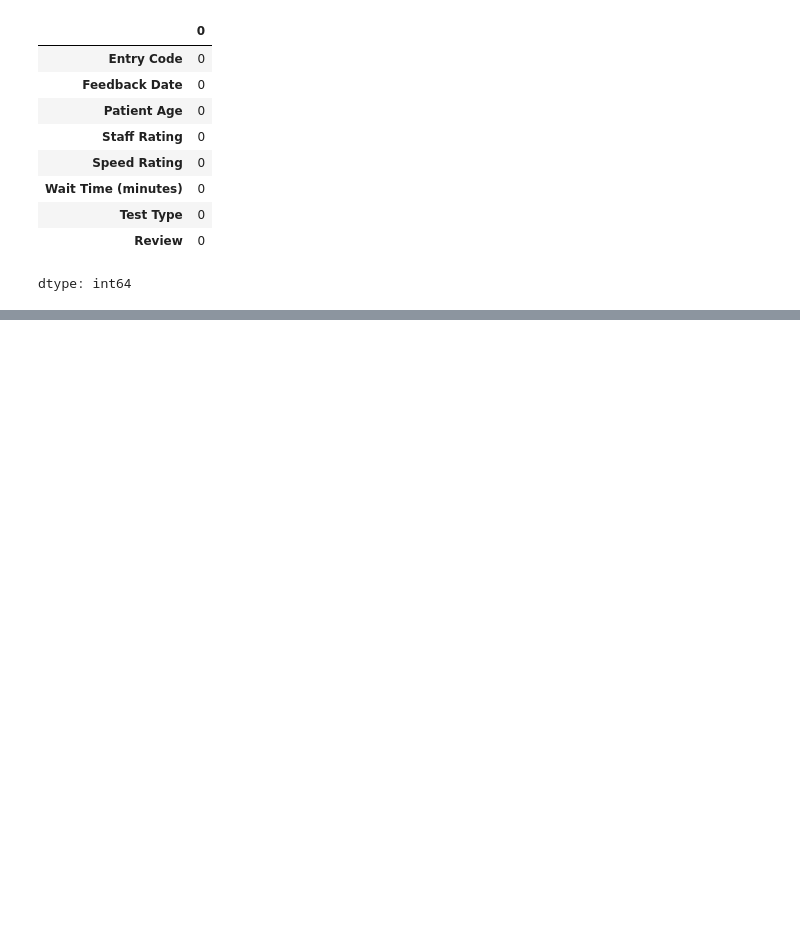
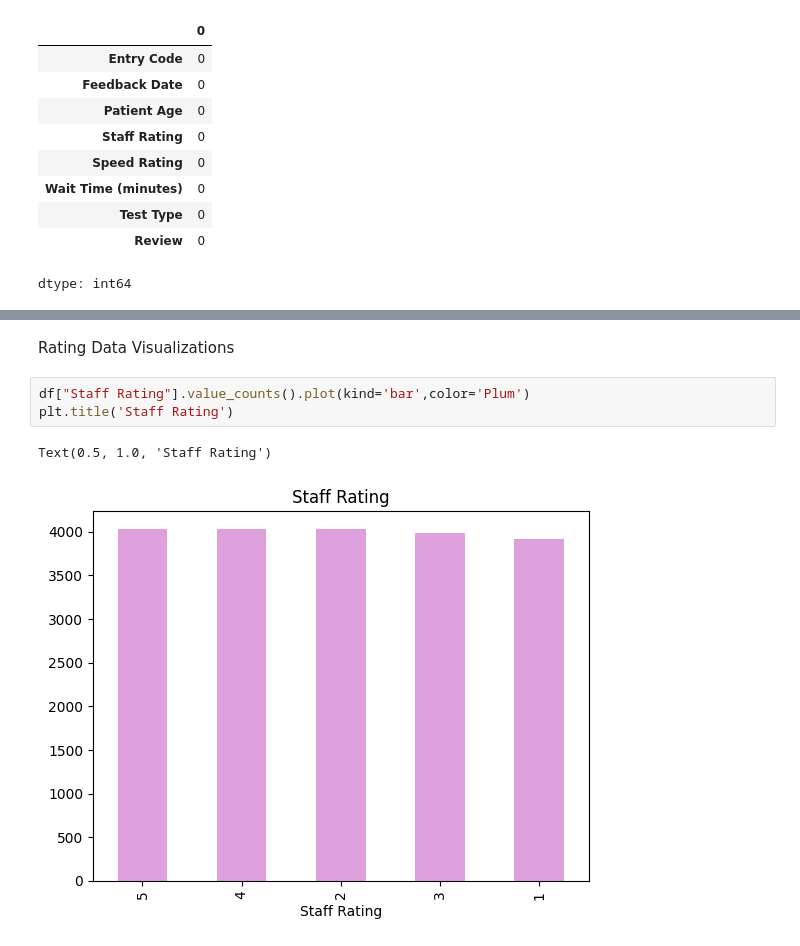
Before and after one commit to priscillasp/Healthcare_Reviews_DA, a Jupyter notebook: Healthcare_DA.ipynb, the cells around one changed output, grey strips where cells are left out. Cells and saved outputs as stored; diff of their text form; blank space fills up the shorter version.

```diff
--- a/Healthcare_DA.ipynb
+++ b/Healthcare_DA.ipynb
@@ -46,0 +77,8 @@ dtype: int64
+# %% [markdown]
+Rating Data Visualizations
+# %%
+df["Staff Rating"].value_counts().plot(kind='bar',color='Plum')
+plt.title('Staff Rating')
+# %% [output]
+Text(0.5, 1.0, 'Staff Rating')
+[figure, added]
```
Also changed, not shown: parts of 37 cells of this notebook.
